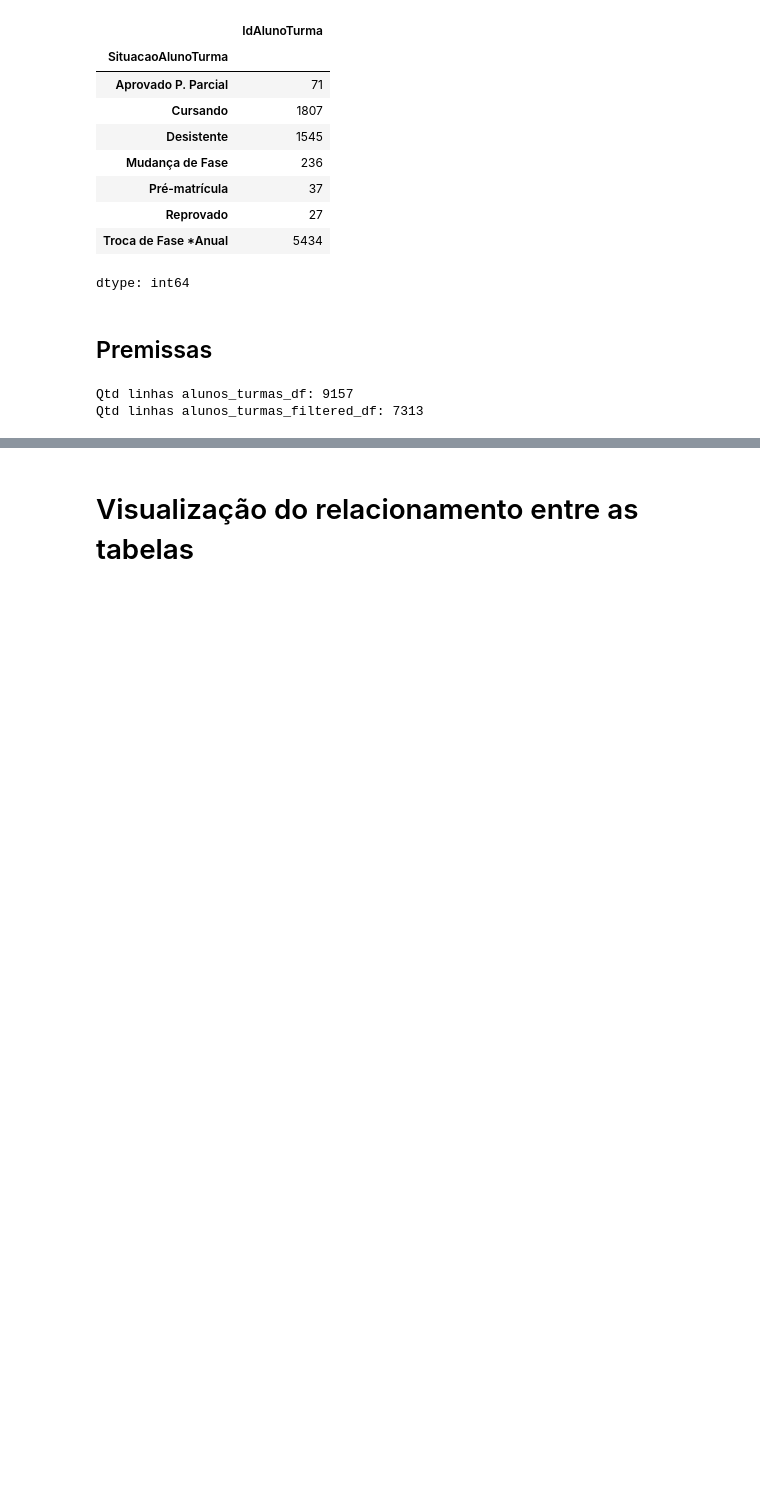
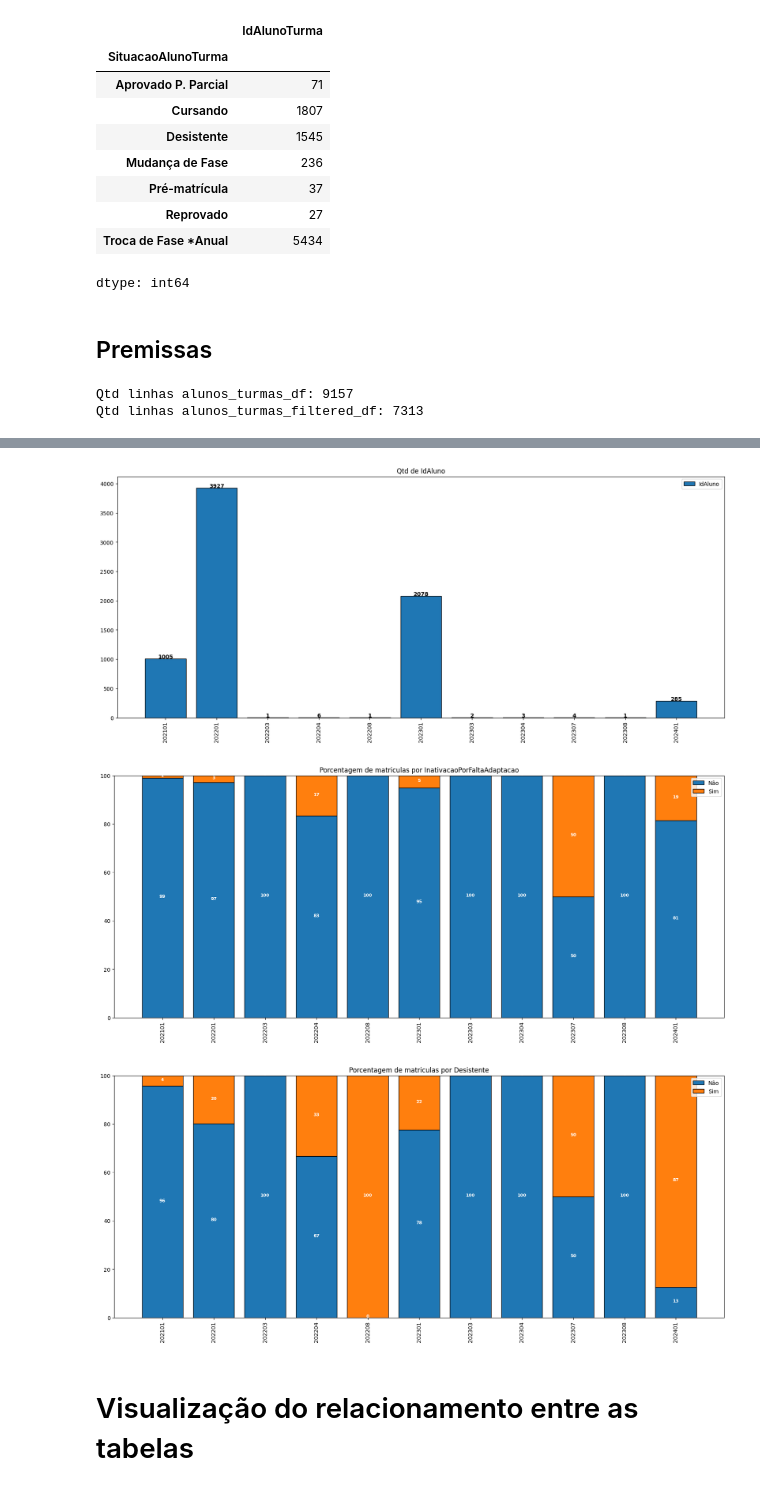
Before and after one commit to johnnathan862/pos-tech-datathon, a Jupyter notebook: creating_target.ipynb, the cells around one changed output, grey strips where cells are left out. Drawn from its saved outputs; the diff is of its cells as text; code cells hidden in the pictures; blank space fills up the shorter version.

```diff
--- a/creating_target.ipynb
+++ b/creating_target.ipynb
@@ -303,20 +303,20 @@ Qtd linhas: 9157
 # %% [markdown]
 ## Criando e tratando colunas colunas
 # %%
-
 alunos_turmas_df['DataSituacaoAtivo'] = pd.to_datetime(alunos_turmas_df['DataSituacaoAtivo'])
 alunos_turmas_df['DataSituacaoInativo'] = pd.to_datetime(alunos_turmas_df['DataSituacaoInativo'])
 alunos_turmas_df['DataHoraEfetivacaoMatricula'] = pd.to_datetime(alunos_turmas_df['DataHoraEfetivacaoMatricula'])
-alunos_turmas_df['AnoMesAtivo'] = alunos_turmas_df['DataSituacaoAtivo'].dt.strftime('%Y%m')
-alunos_turmas_df['AnoMesInativo'] = alunos_turmas_df['DataSituacaoInativo'].dt.strftime('%Y%m')
-alunos_turmas_df['AnoMesEfetivacaoMatricula'] = alunos_turmas_df['DataHoraEfetivacaoMatricula'].dt.strftime('%Y%m')
+alunos_turmas_df['AnoMesAtivo'] = alunos_turmas_df['DataSituacaoAtivo'].dt.strftime('%Y%m').astype('Int64')
+alunos_turmas_df['AnoMesInativo'] = alunos_turmas_df['DataSituacaoInativo'].dt.strftime('%Y%m').astype('Int64')
+alunos_turmas_df['AnoMesEfetivacaoMatricula'] = alunos_turmas_df['DataHoraEfetivacaoMatricula'].dt.strftime('%Y%m').astype('Int64')
+alunos_turmas_df['AnoMesRefFeatures'] = (alunos_turmas_df['DataSituacaoAtivo'] + pd.DateOffset(months=-1)).dt.strftime('%Y%m').astype('Int64')
 alunos_turmas_df['DifDiasInativoAtivo'] = (alunos_turmas_df['DataSituacaoInativo'] - alunos_turmas_df['DataSituacaoAtivo']).dt.days
 alunos_turmas_df['DifDiasInativoMatricula'] = (alunos_turmas_df['DataSituacaoInativo'] - alunos_turmas_df['DataHoraEfetivacaoMatricula']).dt.days
 alunos_turmas_df['Inativacao'] = np.where(alunos_turmas_df['DataSituacaoInativo'].notnull(), 'Sim', 'Não')
 alunos_turmas_df['InativacaoPorFaltaAdaptacao'] = np.where(alunos_turmas_df['IdMotivoInativacao'].isin(lst_motivos_inativacao_sem_adaptacao), 'Sim', 'Não')
 alunos_turmas_df['Desistente'] = np.where(alunos_turmas_df['IdSituacaoAlunoTurma'] == 14, 'Sim', 'Não')
-alunos_turmas_df['Target'] = np.where(alunos_turmas_df['InativacaoPorFaltaAdaptacao'] == 'Sim', 1, 0)
-# alunos_turmas_df['AnoMesRefFeatures'] = ano e mês de ref para as features atreladas ao aluno e turma
+alunos_turmas_df['TargetPorFaltaAdaptacao'] = np.where(alunos_turmas_df['InativacaoPorFaltaAdaptacao'] == 'Sim', 1, 0)
+alunos_turmas_df['TargetDesistente'] = np.where(alunos_turmas_df['Desistente'] == 'Sim', 1, 0)
 # %% [markdown]
 ## Analisando
 # %%
@@ -553,3 +509,14 @@ TbTurma['TbSituacaoAlunoTurma']
+# %%
+# Qtd de alunos por ano e mês da inativação
+plot_qtd_stack_bar(alunos_turmas_filtered_df, x='AnoMesAtivo', y='IdAluno', group=None, figsize=(20,8))
+# % qtd de alunos por ano e mês da inativação
+plot_porcentagem_stack_bar(df=alunos_turmas_filtered_df, x='AnoMesAtivo', y='IdAluno', group='InativacaoPorFaltaAdaptacao', figsize=(20,8))
+# % qtd de alunos por ano e mês de desistente
+plot_porcentagem_stack_bar(df=alunos_turmas_filtered_df, x='AnoMesAtivo', y='IdAluno', group='Desistente', figsize=(20,8))
+# %% [output]
+[figure, added]
+[figure, added]
+[figure, added]
 # %% [markdown]
 # Visualização do relacionamento entre as tabelas
 # %%
```
Also changed, not shown: parts of 5 cells of this notebook.
